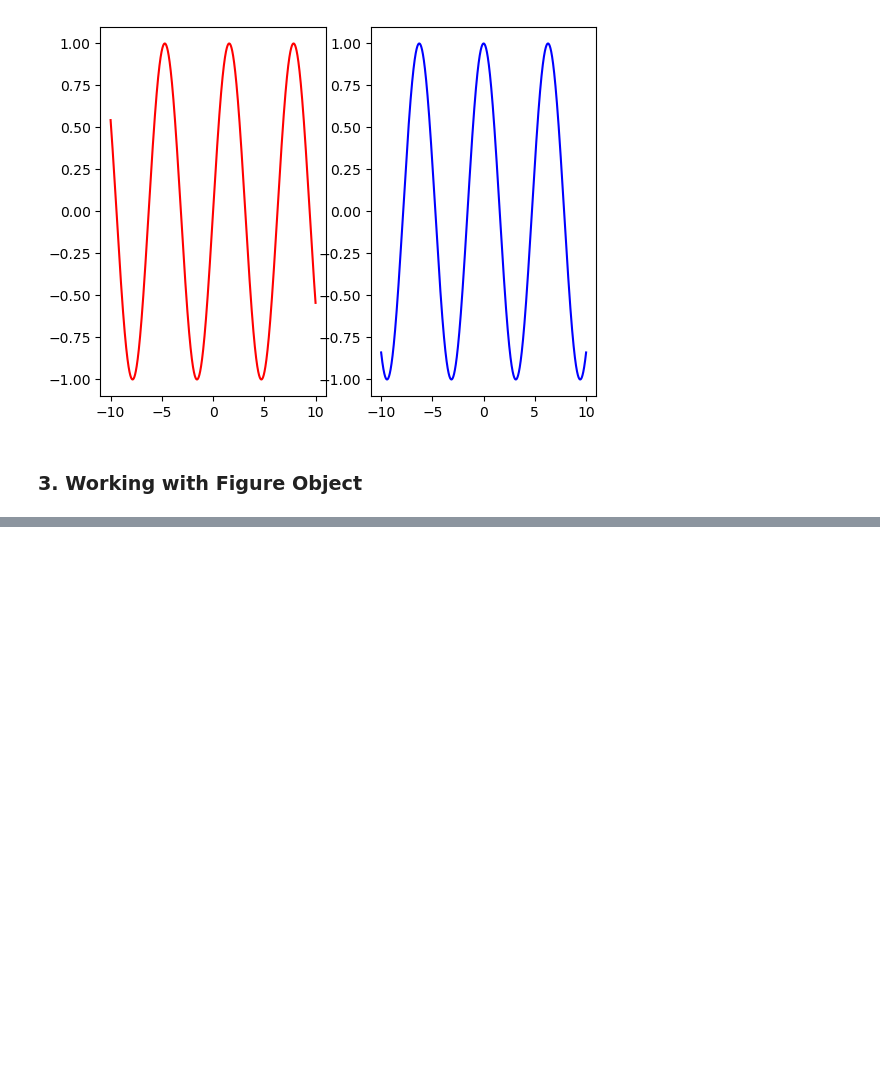
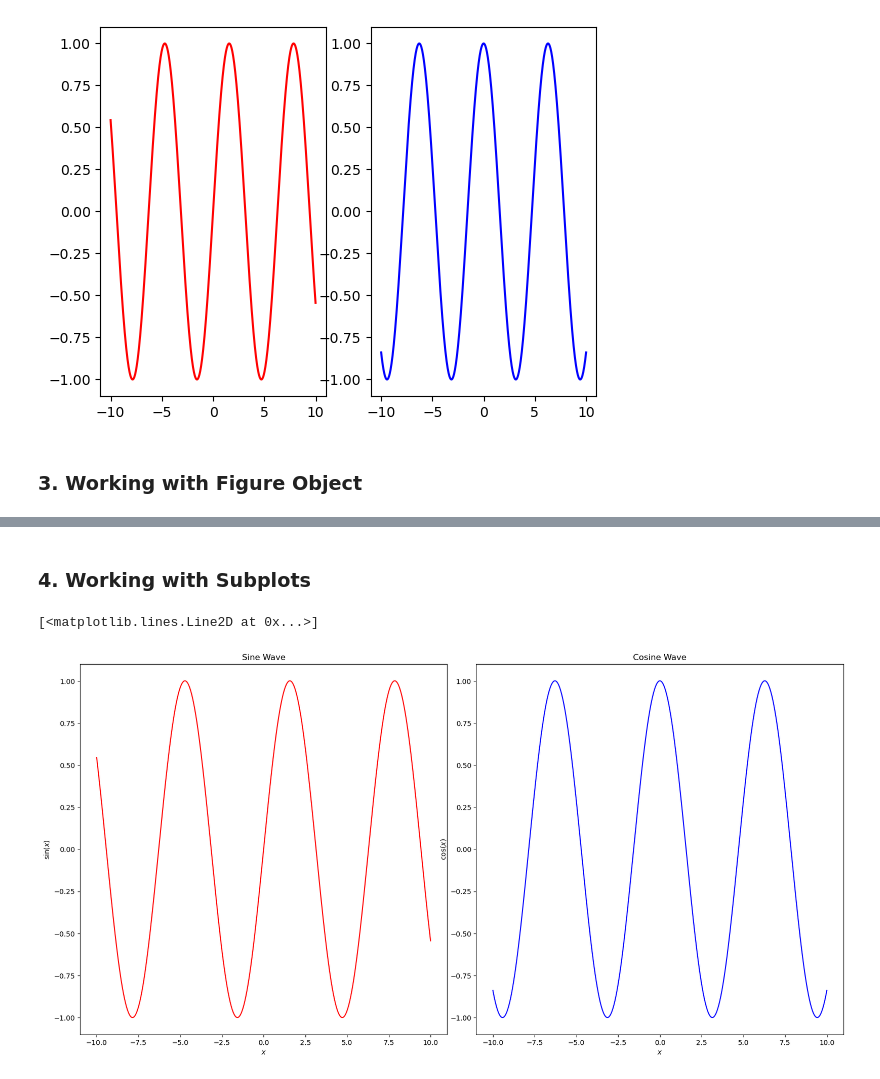
Before and after one commit to NikkiShah93/Python, a Jupyter notebook: General/Visualization/matplotlib-checkpoint.ipynb, the cells around one changed output, grey strips where cells are left out. Drawn from its saved outputs; the diff is of its cells as text; code cells hidden in the pictures; blank space fills up the shorter version.

```diff
--- a/General/Visualization/matplotlib-checkpoint.ipynb
+++ b/General/Visualization/matplotlib-checkpoint.ipynb
@@ -69,0 +77,19 @@ fig.legend(loc='upper left')
+# %% [markdown]
+### 4. Working with Subplots
+# %%
+## we can simply create multiple plots at once
+fig, ax = plt.subplots(figsize = (16, 8), nrows = 1, ncols = 2)
+## this will help if you have overlaping plots
+fig.tight_layout()
+## and then we can access each axes by its index
+ax[0].set_title('Sine Wave')
+ax[0].set_xlabel(r'$x$')
+ax[0].set_ylabel(r'$\sin(x)$')
+ax[0].plot(x, np.sin(x), 'r')
+ax[1].set_title('Cosine Wave')
+ax[1].set_xlabel(r'$x$')
+ax[1].set_ylabel(r'$\cos(x)$')
+ax[1].plot(x, np.cos(x), 'b')
+# %% [output]
+[<matplotlib.lines.Line2D at 0x...>]
+[figure, added]
```
Also changed, not shown: parts of 9 cells of this notebook.
